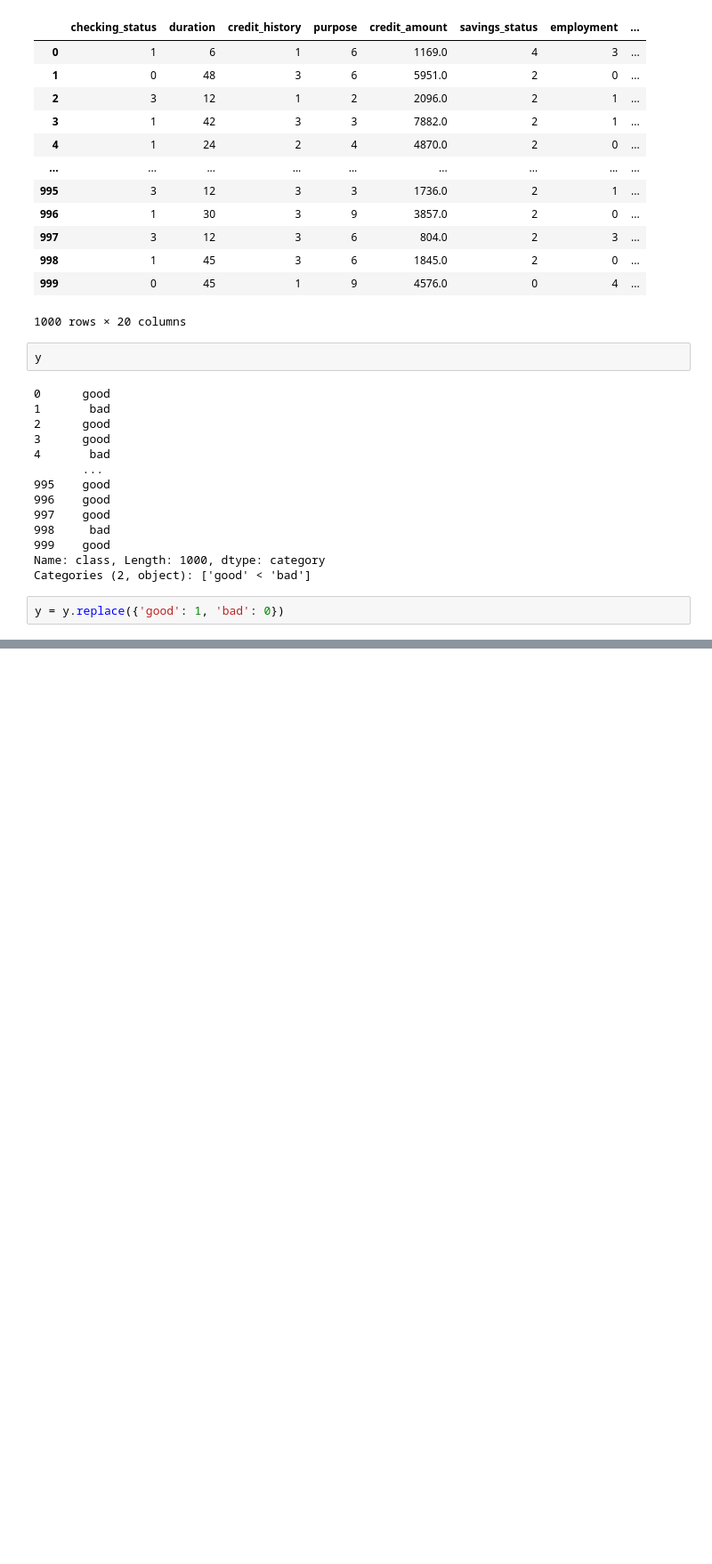
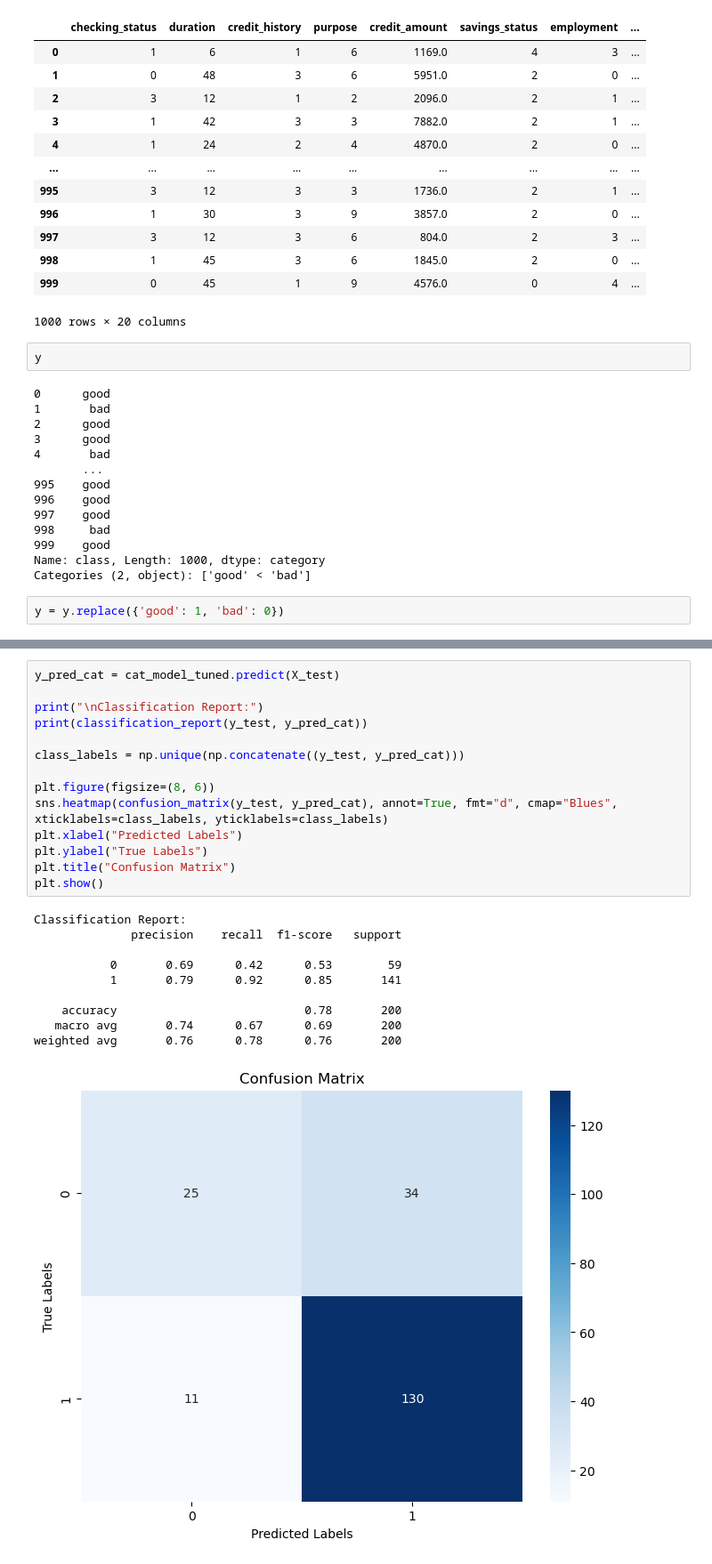
Before and after one commit to Tiabet/ML-DM-3-1-, a Jupyter notebook: MLDM/Team Project/ProjectCode.ipynb, the cells around one changed output, grey strips where cells are left out. Shown: that part at 89% size. Saved outputs shown, nothing was run; the diff lists cells and outputs as text; blank space fills up the shorter version.

```diff
--- a/MLDM/Team Project/ProjectCode.ipynb
+++ b/MLDM/Team Project/ProjectCode.ipynb
@@ -102,0 +183,25 @@ XGBoost Accuracy: 0.835
+# %%
+y_pred_cat = cat_model_tuned.predict(X_test)
+
+print("\nClassification Report:")
+print(classification_report(y_test, y_pred_cat))
+
+class_labels = np.unique(np.concatenate((y_test, y_pred_cat)))
+
+plt.figure(figsize=(8, 6))
+sns.heatmap(confusion_matrix(y_test, y_pred_cat), annot=True, fmt="d", cmap="Blues", xticklabels=class_labels, yticklabels=class_labels)
+plt.xlabel("Predicted Labels")
+plt.ylabel("True Labels")
+plt.title("Confusion Matrix")
+plt.show()
+# %% [output]
+Classification Report:
+              precision    recall  f1-score   support
+
+           0       0.69      0.42      0.53        59
+           1       0.79      0.92      0.85       141
+
+    accuracy                           0.78       200
+   macro avg       0.74      0.67      0.69       200
+weighted avg       0.76      0.78      0.76       200
+[figure, added]
```
Also changed, not shown: parts of 16 cells of this notebook, 4 other files.
